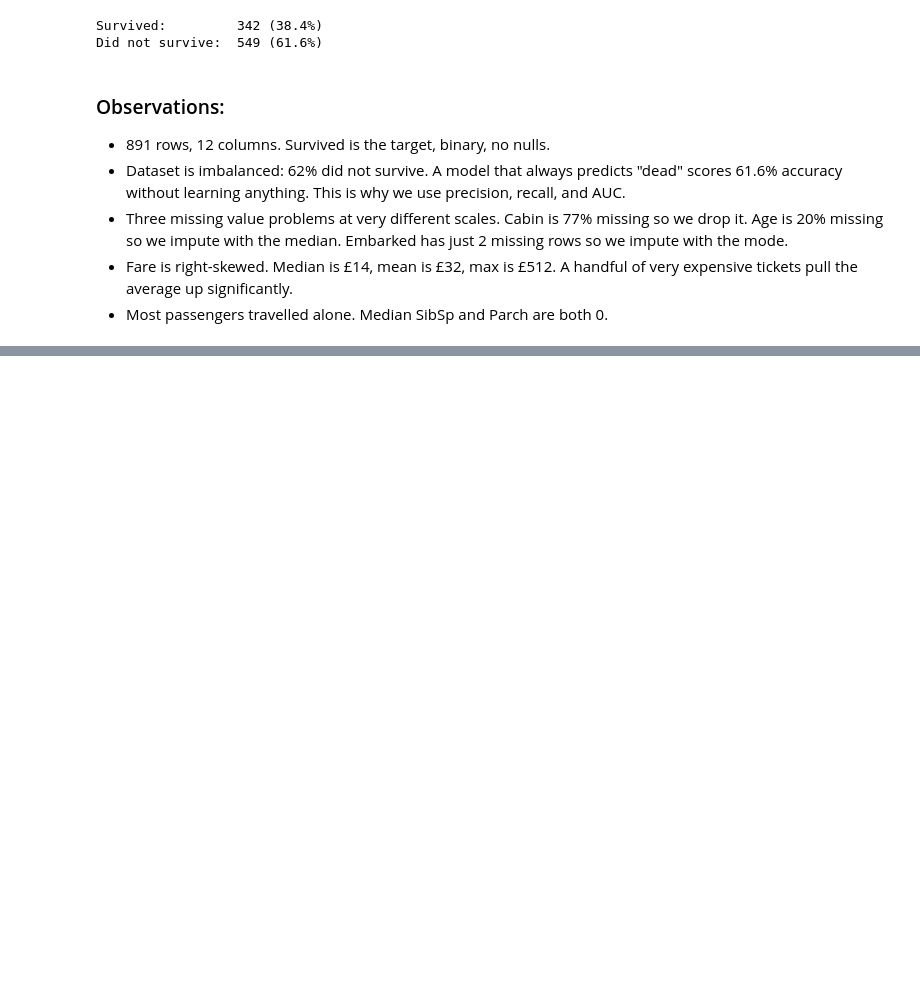
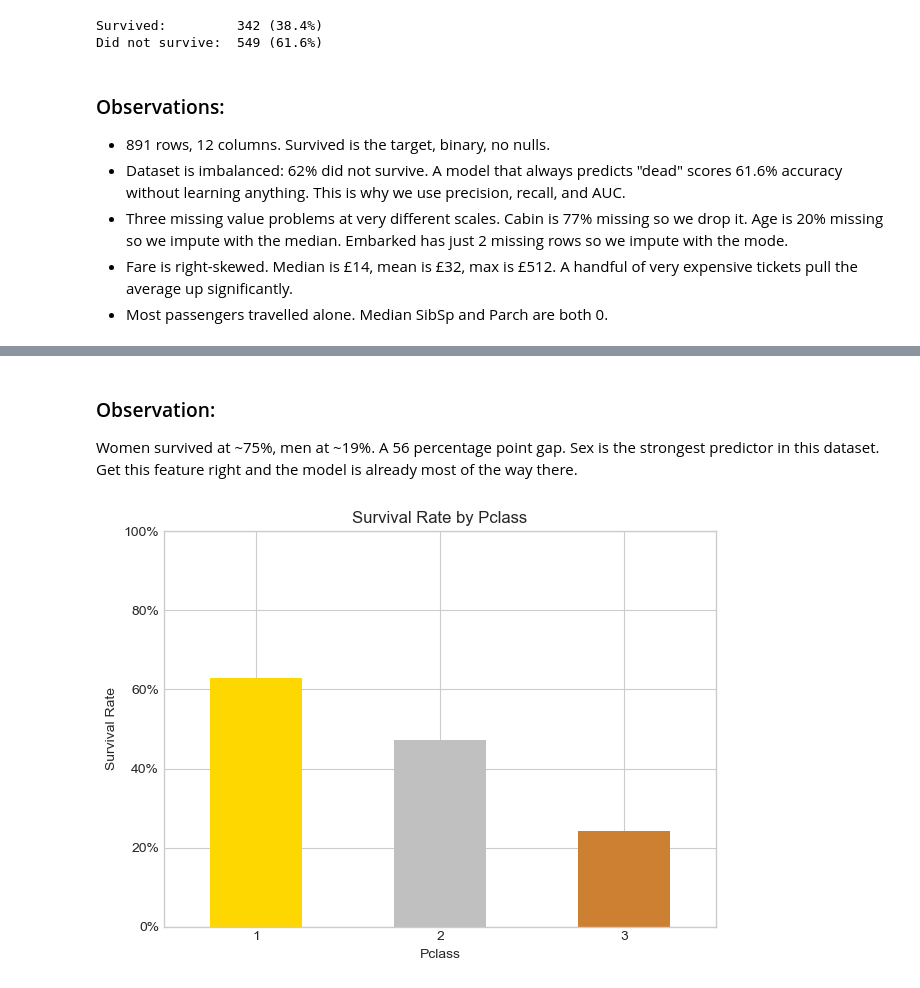
Before and after one commit to ashandx/titanic-clf, a Jupyter notebook: notebooks/titanic_classification.ipynb, the cells around one changed output, grey strips where cells are left out. Drawn from its saved outputs; the diff is of its cells as text; code cells hidden in the pictures; blank space fills up the shorter version.

```diff
--- a/notebooks/titanic_classification.ipynb
+++ b/notebooks/titanic_classification.ipynb
@@ -240,0 +130,18 @@ All three ROC curves on one axes, plus a summary table. The goal is not just to
+# %% [markdown]
+### Observation:
+Women survived at ~75%, men at ~19%. A 56 percentage point gap. Sex is the strongest predictor in this dataset. Get this feature right and the model is already most of the way there.
+# %%
+survival_by_pclass = df.groupby('Pclass')['Survived'].mean()
+
+fig, ax = plt.subplots()
+survival_by_pclass.plot.bar(ax=ax, color=['gold', 'silver', '#cd7f32'])
+ax.set_ylabel('Survival Rate')
+ax.set_title('Survival Rate by Pclass')
+ax.set_ylim(0, 1)
+ax.yaxis.set_major_formatter(mticker.PercentFormatter(xmax=1))
+plt.xticks(rotation=0)
+plt.tight_layout()
+plt.savefig('../images/survival_by_pclass.png', dpi=150, bbox_inches='tight')
+plt.show()
+# %% [output]
+[figure, added]
```
Also changed, not shown: parts of 63 cells of this notebook.
